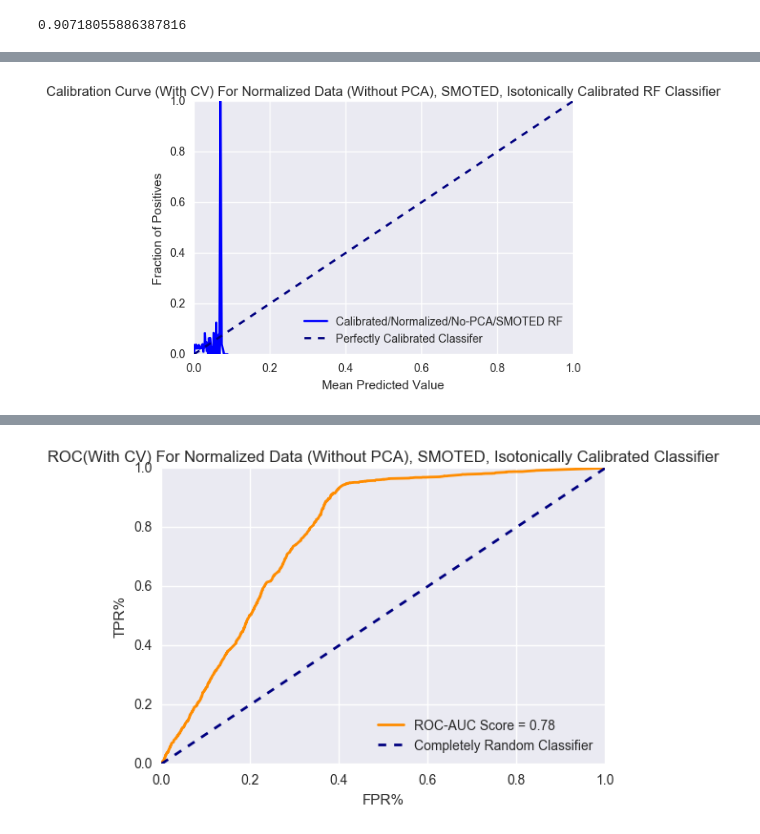
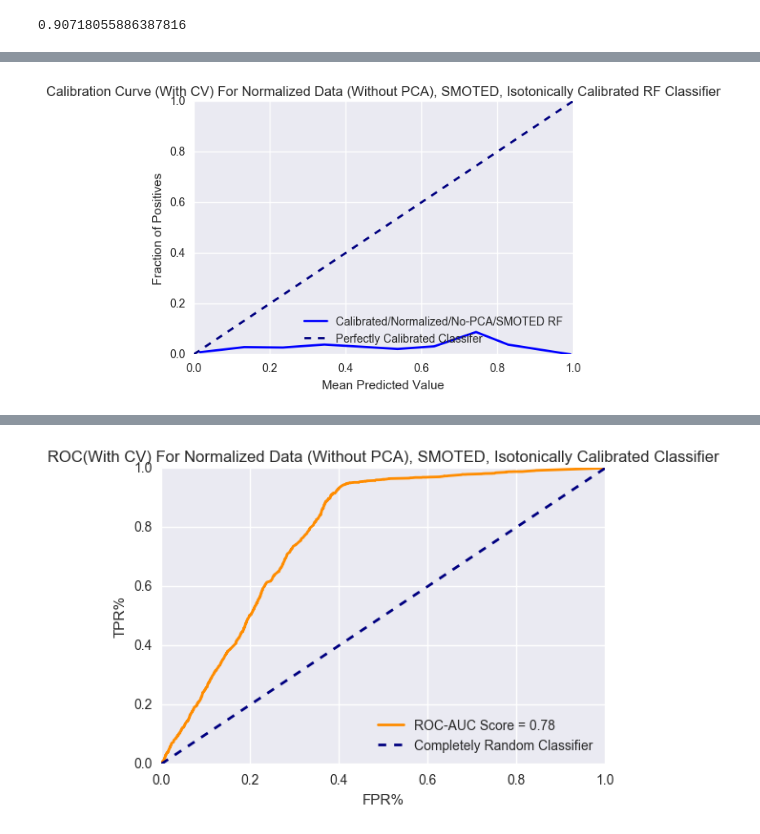
Before and after one commit to JamesKhoaNguyen/predicting_backorders, a Jupyter notebook: product_backorders.ipynb, the cells around one changed output, grey strips where cells are left out. Saved outputs shown, nothing was run; the diff lists cells and outputs as text; code cells hidden in the pictures.

```diff
--- a/product_backorders.ipynb
+++ b/product_backorders.ipynb
@@ -101,6 +102,7 @@ from sklearn.metrics import r2_score
 from sklearn.preprocessing import StandardScaler
 # %%
 from sklearn.preprocessing import normalize
+samples = training_data.sample(100000,random_state = 36)
 qty_related = ['national_inv', 'in_transit_qty', 'forecast_3_month',
                    'forecast_6_month', 'forecast_9_month', 'min_bank',
                    'local_bo_qty', 'pieces_past_due', 'sales_1_month',
@@ -128,0 +130,5 @@ print(np.bincount(y_smote_training_data))
+# %%
+from sklearn.dummy import DummyClassifier
+clf_dummy = DummyClassifier(strategy='most_frequent', random_state =0)
+clf_dummy.fit(x_smote_training_data, y_smote_training_data)
+clf_dummy.score(X_test_temp, y_test_temp)
@@ -195,11 +252,11 @@ y_predict_calibrated_proba = calibrated_clf_temp.predict_proba(X_test_temp)
 # %%
-frac_of_pos, mean_pred_val = calibration_curve(y_test_temp, y_predict_calibrated_proba[:,1], n_bins = 1000)
+frac_of_pos, mean_pred_val = calibration_curve(y_test_temp, y_predict_calibrated_proba[:,1], n_bins = 10, normalize = True)
 plt.plot(mean_pred_val, frac_of_pos, color = 'blue', lw = 2, label = 'Calibrated/Normalized/No-PCA/SMOTED RF')
 plt.plot([0,1], [0,1], color = 'navy', lw =2, linestyle = '--', label = 'Perfectly Calibrated Classifer')
 plt.xlabel('Mean Predicted Value')
 plt.ylabel('Fraction of Positives')
 plt.title('Calibration Curve (With CV) For Normalized Data (Without PCA), SMOTED, Isotonically Calibrated RF Classifier')
 plt.legend(loc = 'lower right')
 plt.show()
 # %% [output]
-[figure, old version]
+[figure, new version]
```
Also changed, not shown: parts of 15 cells of this notebook.
